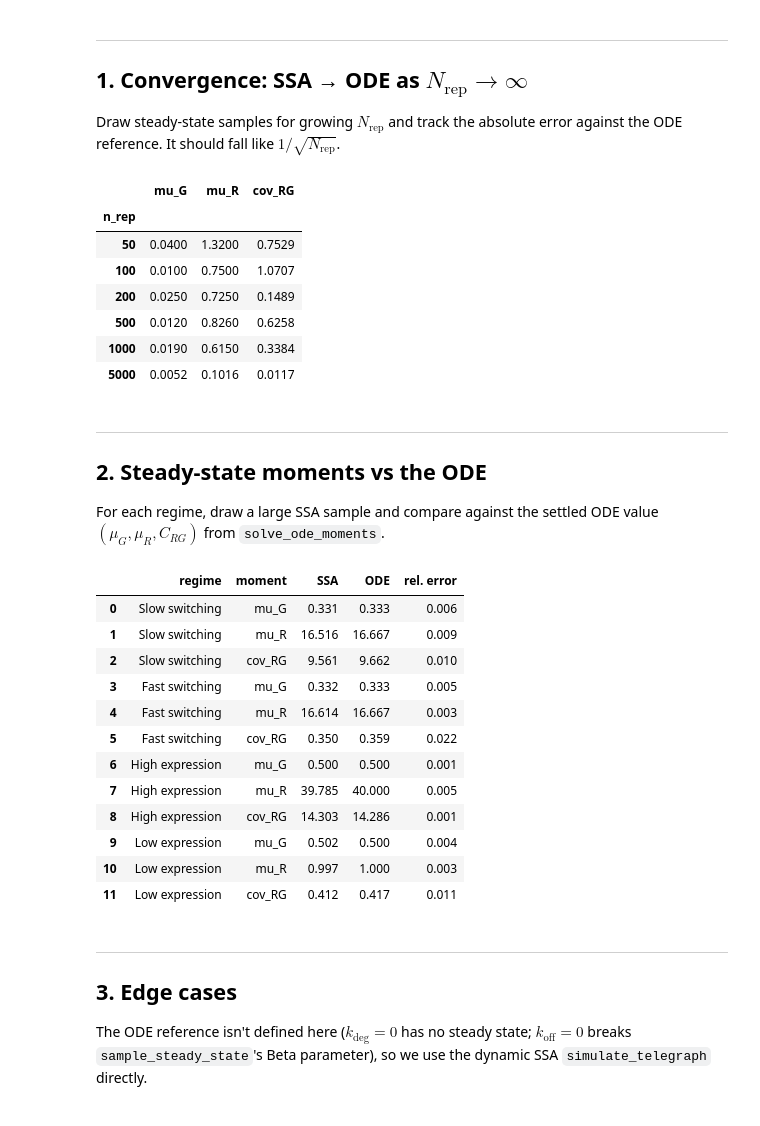
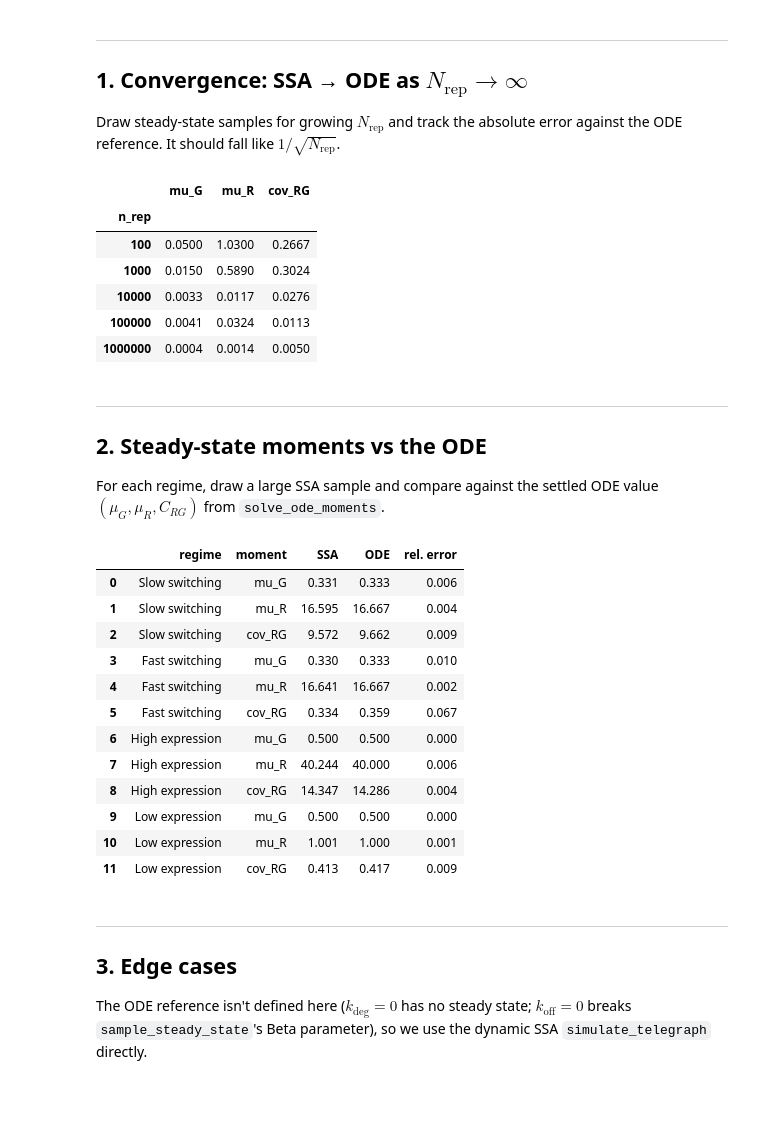
Before and after one commit to zakhar-guzii/telegraph-model-gene-expression, a Jupyter notebook: notebooks/validation.ipynb, the cells around one changed output. Cells and saved outputs as stored; diff of their text form; code cells hidden in the pictures.

```diff
--- a/notebooks/validation.ipynb
+++ b/notebooks/validation.ipynb
@@ -42,29 +31,28 @@ error against the ODE reference. It should fall like $1/\sqrt{N_{\text{rep}}}$.
 # %%
 kin = dict(k_on=0.1, k_off=0.1, k_syn=10.0, k_deg=0.2)
 
-# ODE reference = settled value of the Task-5 moments
+
 _, y = solve_ode_moments(**kin, t0=0.0, g0=0, r0=0, t_end=T_END)
 ode_mu_G, ode_mu_R, _, ode_cov = y[:, -1]
 
-n_rep_values = [50, 100, 200, 500, 1000, 5000]
+n_rep_values = [100, 1000, 10000, 100000, 1000000]
 errors = {"mu_G": [], "mu_R": [], "cov_RG": []}
 
 for n_rep in n_rep_values:
     s = sample_steady_state(**kin, n_rep=n_rep)
     errors["mu_G"].append(abs(s["mu_G"] - ode_mu_G))
     errors["mu_R"].append(abs(s["mu_R"] - ode_mu_R))
     errors["cov_RG"].append(abs(s["cov_RG"] - ode_cov))
 
 pd.DataFrame(errors, index=n_rep_values).rename_axis("n_rep").round(4)
 # %% [output]
 |  | mu_G | mu_R | cov_RG |
 | n_rep |  |  |  |
-| 50 | 0.0400 | 1.3200 | 0.7529 |
-| 100 | 0.0100 | 0.7500 | 1.0707 |
-| 200 | 0.0250 | 0.7250 | 0.1489 |
-| 500 | 0.0120 | 0.8260 | 0.6258 |
-| 1000 | 0.0190 | 0.6150 | 0.3384 |
-| 5000 | 0.0052 | 0.1016 | 0.0117 |
+| 100 | 0.0500 | 1.0300 | 0.2667 |
+| 1000 | 0.0150 | 0.5890 | 0.3024 |
+| 10000 | 0.0033 | 0.0117 | 0.0276 |
+| 100000 | 0.0041 | 0.0324 | 0.0113 |
+| 1000000 | 0.0004 | 0.0014 | 0.0050 |
 # %%
 fig = go.Figure()
 for key in ["mu_R", "mu_G", "cov_RG"]:
@@ -111,17 +99,17 @@ df.round(3)
 # %% [output]
 |  | regime | moment | SSA | ODE | rel. error |
 | 0 | Slow switching | mu_G | 0.331 | 0.333 | 0.006 |
-| 1 | Slow switching | mu_R | 16.516 | 16.667 | 0.009 |
-| 2 | Slow switching | cov_RG | 9.561 | 9.662 | 0.010 |
-| 3 | Fast switching | mu_G | 0.332 | 0.333 | 0.005 |
-| 4 | Fast switching | mu_R | 16.614 | 16.667 | 0.003 |
-| 5 | Fast switching | cov_RG | 0.350 | 0.359 | 0.022 |
-| 6 | High expression | mu_G | 0.500 | 0.500 | 0.001 |
-| 7 | High expression | mu_R | 39.785 | 40.000 | 0.005 |
-| 8 | High expression | cov_RG | 14.303 | 14.286 | 0.001 |
-| 9 | Low expression | mu_G | 0.502 | 0.500 | 0.004 |
-| 10 | Low expression | mu_R | 0.997 | 1.000 | 0.003 |
-| 11 | Low expression | cov_RG | 0.412 | 0.417 | 0.011 |
+| 1 | Slow switching | mu_R | 16.595 | 16.667 | 0.004 |
+| 2 | Slow switching | cov_RG | 9.572 | 9.662 | 0.009 |
+| 3 | Fast switching | mu_G | 0.330 | 0.333 | 0.010 |
+| 4 | Fast switching | mu_R | 16.641 | 16.667 | 0.002 |
+| 5 | Fast switching | cov_RG | 0.334 | 0.359 | 0.067 |
+| 6 | High expression | mu_G | 0.500 | 0.500 | 0.000 |
+| 7 | High expression | mu_R | 40.244 | 40.000 | 0.006 |
+| 8 | High expression | cov_RG | 14.347 | 14.286 | 0.004 |
+| 9 | Low expression | mu_G | 0.500 | 0.500 | 0.000 |
+| 10 | Low expression | mu_R | 1.001 | 1.000 | 0.001 |
+| 11 | Low expression | cov_RG | 0.413 | 0.417 | 0.009 |
 # %% [markdown]
 ---
 ## 3. Edge cases
```
Also changed, not shown: parts of 3 cells of this notebook, 2 other files.
